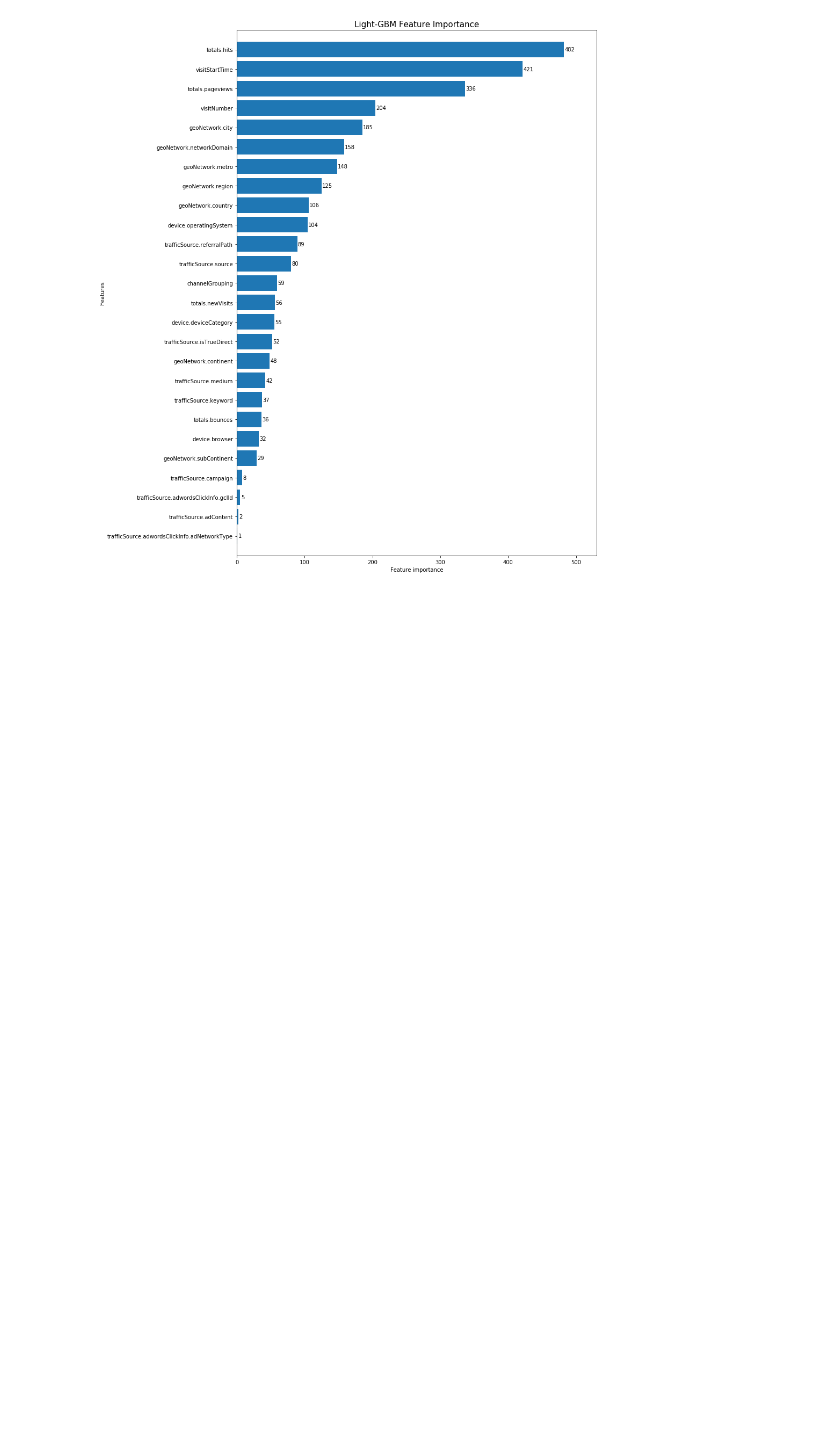
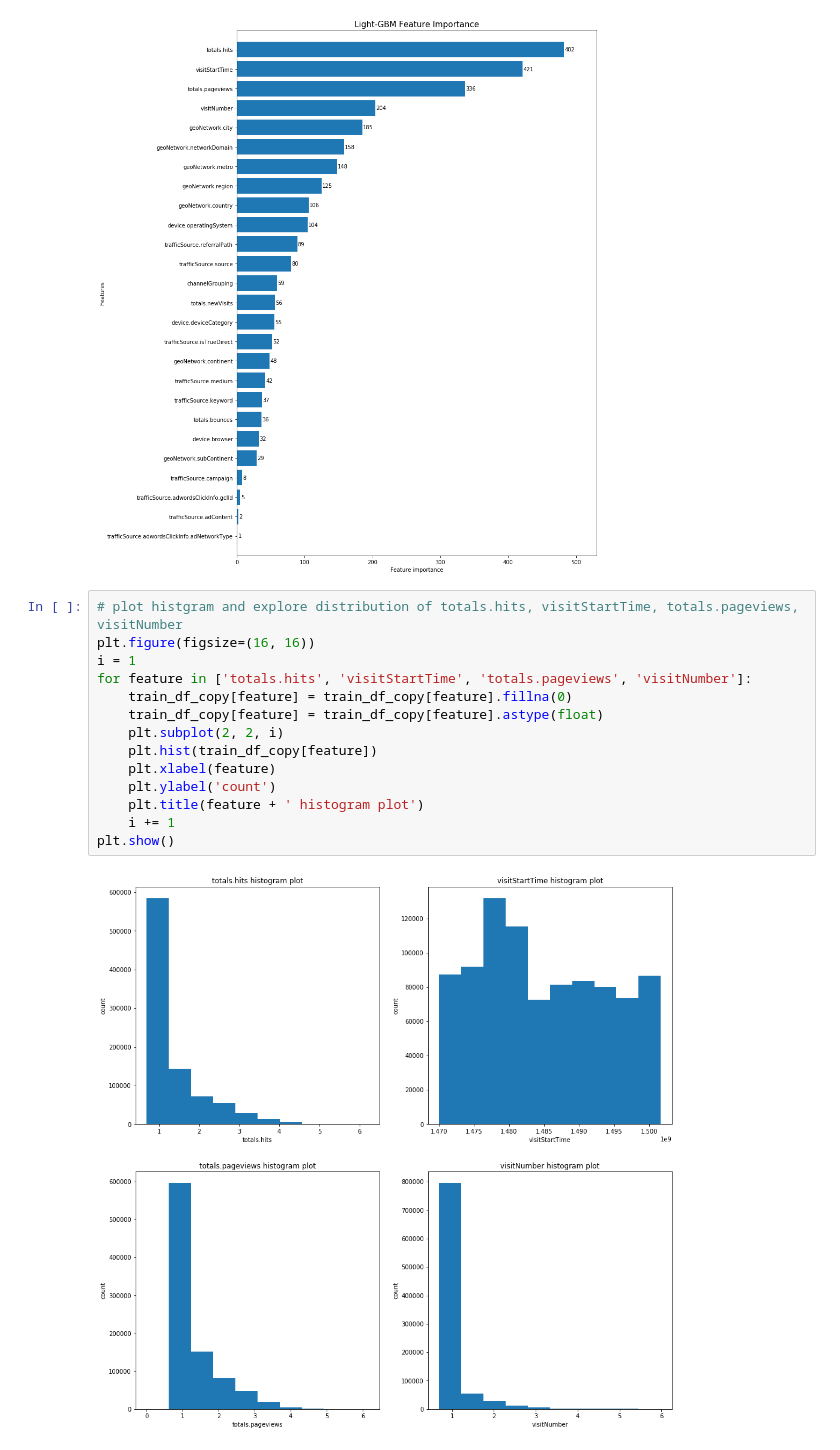
Before and after one commit to futai-lin/customer-revenue-prediction, a Jupyter notebook: baseline.ipynb, the cells around one changed output. Saved outputs shown, nothing was run; the diff lists cells and outputs as text; blank space fills up the shorter version.

```diff
--- a/baseline.ipynb
+++ b/baseline.ipynb
@@ -339,3 +350,19 @@ plt.title('Light-GBM Feature Importance', fontsize=15)
 # %% [output]
 Text(0.5,1,'Light-GBM Feature Importance')
 [figure]
+# %%
+# plot histgram and explore distribution of totals.hits, visitStartTime, totals.pageviews, visitNumber
+plt.figure(figsize=(16, 16))
+i = 1
+for feature in ['totals.hits', 'visitStartTime', 'totals.pageviews', 'visitNumber']:
+    train_df_copy[feature] = train_df_copy[feature].fillna(0)
+    train_df_copy[feature] = train_df_copy[feature].astype(float)
+    plt.subplot(2, 2, i)
+    plt.hist(train_df_copy[feature])
+    plt.xlabel(feature)
+    plt.ylabel('count')
+    plt.title(feature + ' histogram plot')
+    i += 1
+plt.show()
+# %% [output]
+[figure, added]
```
Also changed, not shown: parts of 18 cells of this notebook, 1 other file.
